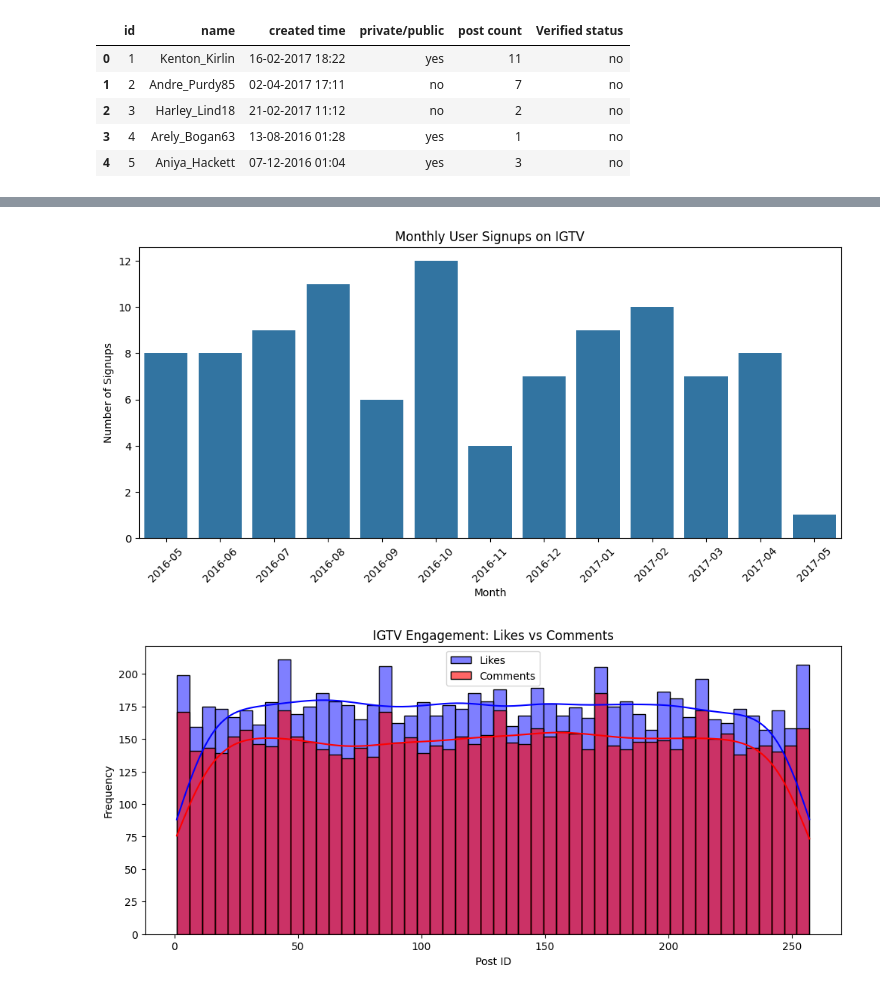
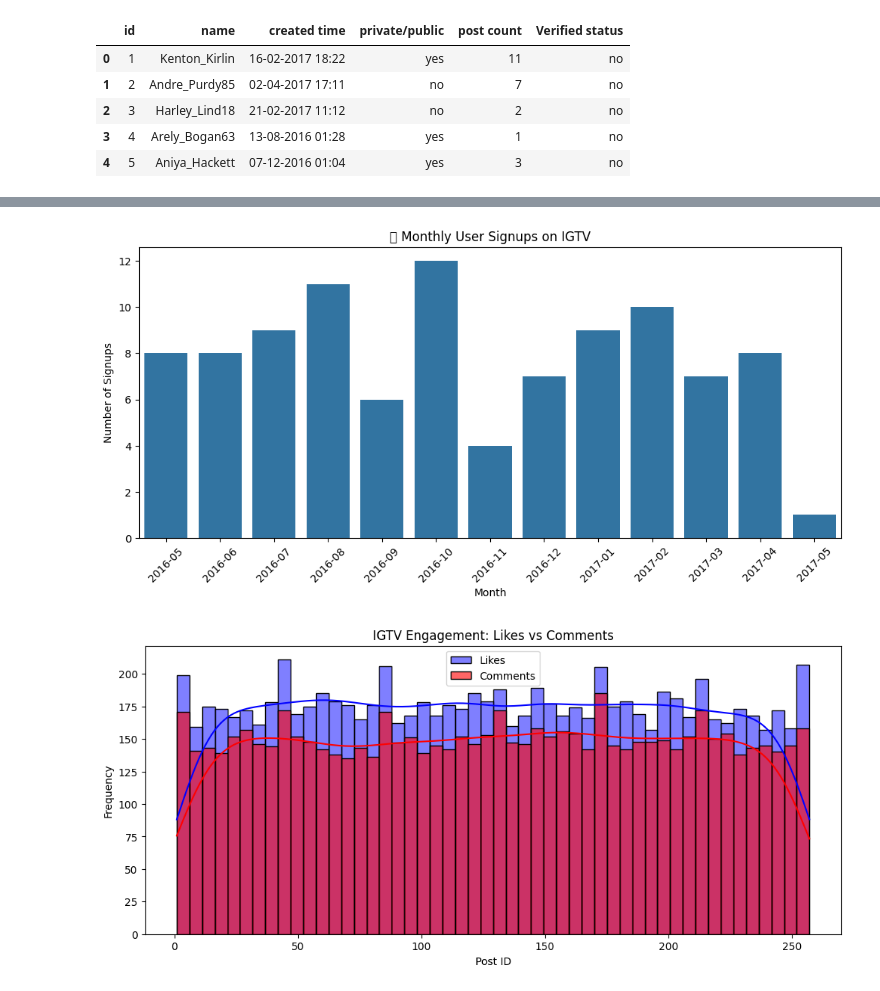
Before and after one commit to KipkuruiYegon/Measuring-insta-TV-Perfomance_DataScience, a Jupyter notebook: notebookfile.ipynb, the cells around one changed output, grey strips where cells are left out. Drawn from its saved outputs; the diff is of its cells as text; code cells hidden in the pictures.

Commit message:
user signup graph

```diff
--- a/notebookfile.ipynb
+++ b/notebookfile.ipynb
@@ -133,16 +133,17 @@ dtype: int64
 # %%
-users_df['signup_date'] = pd.to_datetime(users_df['created time'])
-users_df['signup_month'] = users_df['signup_date'].dt.to_period('M')
+# Extract monthly signups
+users_df['signup_month'] = users_df['created_at'].dt.to_period('M')
 
+# Plot signups over time
 plt.figure(figsize=(12, 5))
 sns.countplot(x=users_df['signup_month'].astype(str), order=sorted(users_df['signup_month'].astype(str).unique()))
 plt.xticks(rotation=45)
-plt.title("Monthly User Signups on IGTV")
+plt.title("📈 Monthly User Signups on IGTV")
 plt.xlabel("Month")
 plt.ylabel("Number of Signups")
 plt.show()
 # %% [output]
-[figure, old version]
+[figure, new version]
 # %%
 plt.figure(figsize=(12, 5))
 sns.histplot(likes_df['photo'], bins=50, kde=True, color='blue', label='Likes')
```
Also changed, not shown: parts of 1 cell of this notebook, 1 other file.
